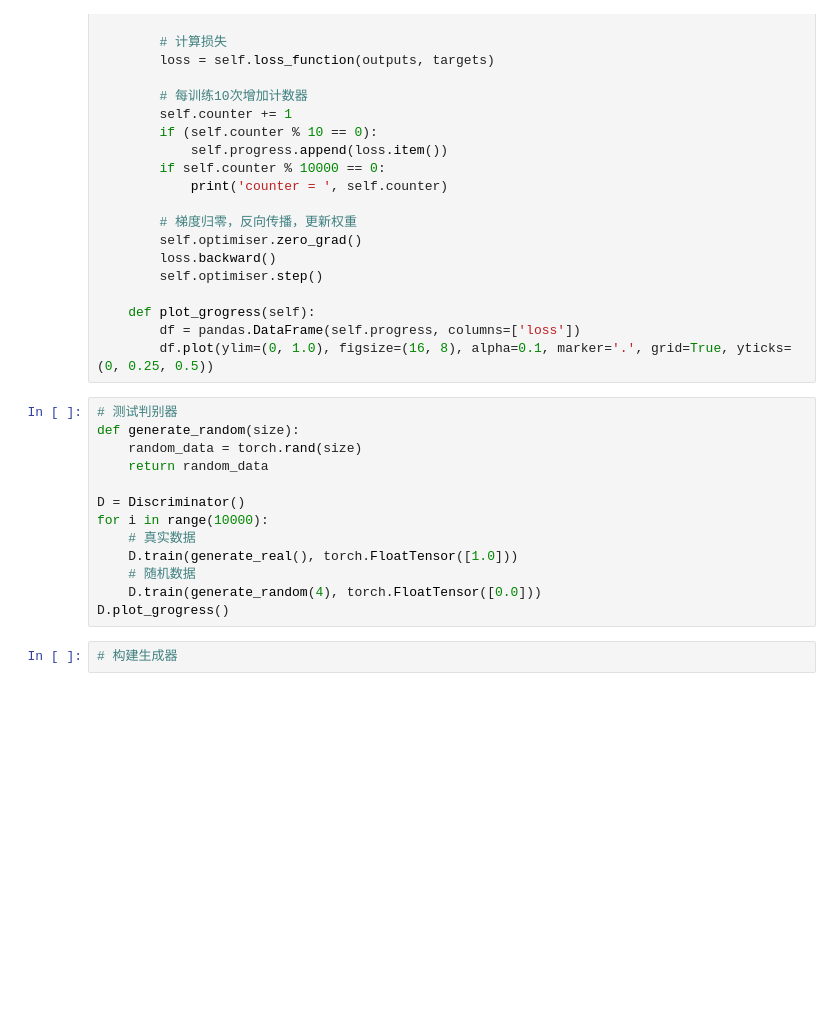
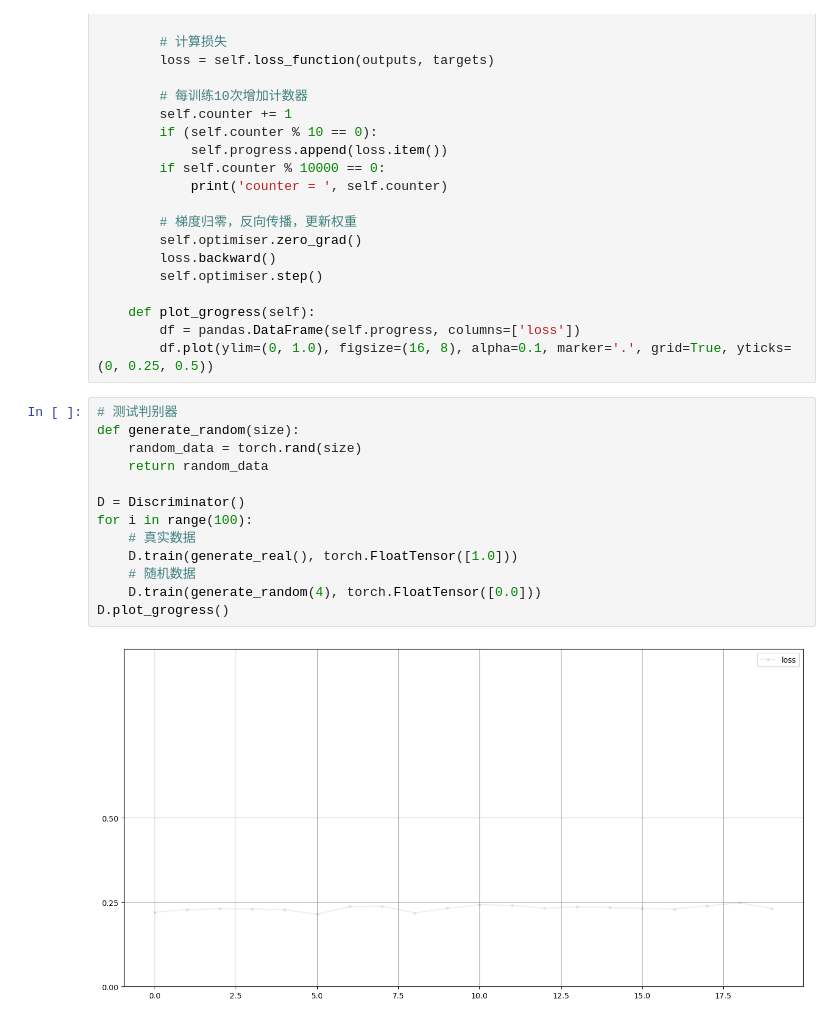
Before and after one commit to RenYixiong-ai/Note, a Jupyter notebook: deep_learning/GAN/simple.ipynb, the cells around one changed output. Drawn from its saved outputs; the diff is of its cells as text; blank space fills up the shorter version.

```diff
--- a/deep_learning/GAN/simple.ipynb
+++ b/deep_learning/GAN/simple.ipynb
@@ -63,15 +63,15 @@ class Discriminator(nn.Module):
 # %%
 # 测试判别器
 def generate_random(size):
     random_data = torch.rand(size)
     return random_data
 
 D = Discriminator()
-for i in range(10000):
+for i in range(100):
     # 真实数据
     D.train(generate_real(), torch.FloatTensor([1.0]))
     # 随机数据
     D.train(generate_random(4), torch.FloatTensor([0.0]))
 D.plot_grogress()
+# %% [output]
+[figure, added]
-# %%
-# 构建生成器
```
Also changed, not shown: parts of 3 cells of this notebook.
